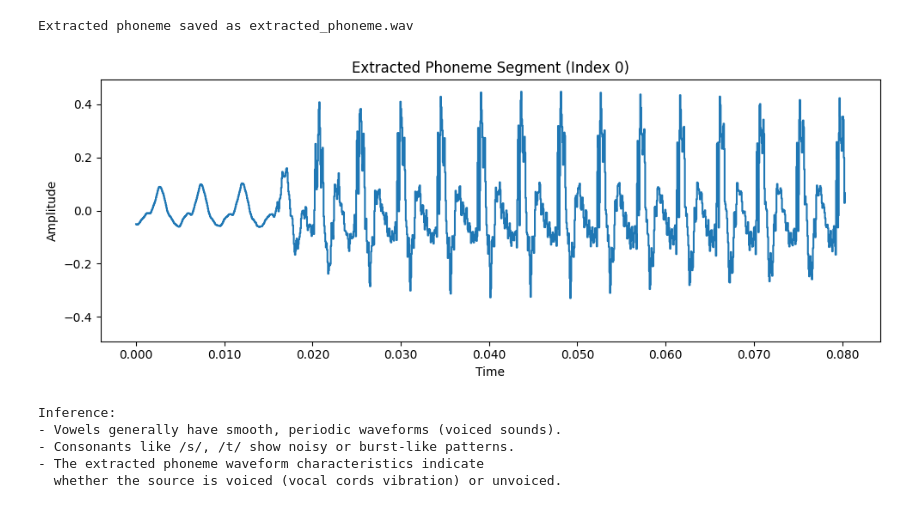
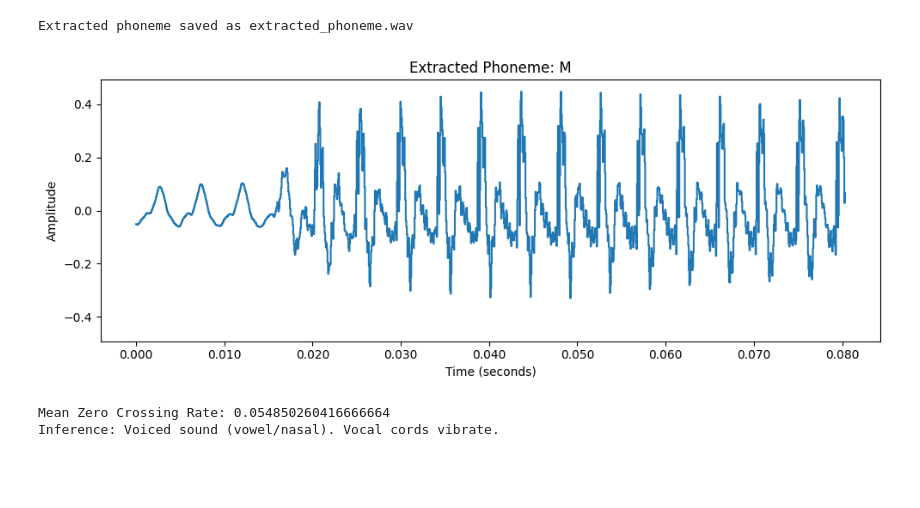
Before and after one commit to bandiamithsreenivasareddy/Speech-Processing, a Jupyter notebook: speech_lab2.ipynb, the cells around one changed output. Saved outputs shown, nothing was run; the diff lists cells and outputs as text; code cells hidden in the pictures; blank space fills up the shorter version.

```diff
--- a/speech_lab2.ipynb
+++ b/speech_lab2.ipynb
@@ -31,10 +13,10 @@ import numpy as np
 
 from transformers import Wav2Vec2Processor, Wav2Vec2ForCTC
 # %%
-!pip install torchcodec
+from google.colab import files
+uploaded = files.upload()
 
-# Load the speech file (LJ Speech sample)
-audio_path = "/content/LJ050-0274.wav"
+audio_path = list(uploaded.keys())[0]
 
 waveform, sample_rate = torchaudio.load(audio_path)
 
@@ -65,9 +49,11 @@ print("Processed Waveform Shape:", waveform.shape)
 Processed Sample Rate: 16000
 Processed Waveform Shape: torch.Size([1, 72003])
 # %%
-# Load processor and model
-processor = Wav2Vec2Processor.from_pretrained("facebook/wav2vec2-base-960h")
-model = Wav2Vec2ForCTC.from_pretrained("facebook/wav2vec2-base-960h")
+model_name = "facebook/wav2vec2-base-960h"
+
+
+processor = Wav2Vec2Processor.from_pretrained(model_name)
+model = Wav2Vec2ForCTC.from_pretrained(model_name)
 
 model.eval()
 # %% [output]
@@ -116,13 +97,0 @@ inputs = processor(
-# %%
-# Forward pass
-with torch.no_grad():
-    logits = model(inputs.input_values).logits
-
-# Get predicted token IDs
-predicted_ids = torch.argmax(logits, dim=-1)
-
-# Decode tokens
-transcription = processor.batch_decode(predicted_ids)
-
-print("Recognized Tokens / Phonemes:")
-print(transcription[0])
@@ -261,24 +183,23 @@ Extracted phoneme saved as extracted_phoneme.wav
 # %%
 plt.figure(figsize=(10, 4))
 librosa.display.waveshow(phoneme_segment, sr=sample_rate)
-plt.title(f"Extracted Phoneme Segment (Index {phoneme_index})")
-plt.xlabel("Time")
+plt.title(f"Extracted Phoneme: {phoneme_label}")
+plt.xlabel("Time (seconds)")
 plt.ylabel("Amplitude")
 plt.tight_layout()
 plt.show()
 # %% [output]
-[figure, old version]
+[figure, new version]
-# %%
-print("""
-Inference:
-- Vowels generally have smooth, periodic waveforms (voiced sounds).
-- Consonants like /s/, /t/ show noisy or burst-like patterns.
-- The extracted phoneme waveform characteristics indicate
-  whether the source is voiced (vocal cords vibration) or unvoiced.
-""")
-# %% [output]
-Inference:
-- Vowels generally have smooth, periodic waveforms (voiced sounds).
-- Consonants like /s/, /t/ show noisy or burst-like patterns.
-- The extracted phoneme waveform characteristics indicate
-  whether the source is voiced (vocal cords vibration) or unvoiced.
+# %%
+zcr = librosa.feature.zero_crossing_rate(phoneme_segment)[0]
+mean_zcr = np.mean(zcr)
+
+print("Mean Zero Crossing Rate:", mean_zcr)
+
+if mean_zcr < 0.1:
+    print("Inference: Voiced sound (vowel/nasal). Vocal cords vibrate.")
+else:
+    print("Inference: Unvoiced sound (fricative/plosive). Air turbulence dominant.")
+# %% [output]
+Mean Zero Crossing Rate: 0.054850260416666664
+Inference: Voiced sound (vowel/nasal). Vocal cords vibrate.
```
Also changed, not shown: parts of 13 cells of this notebook.
